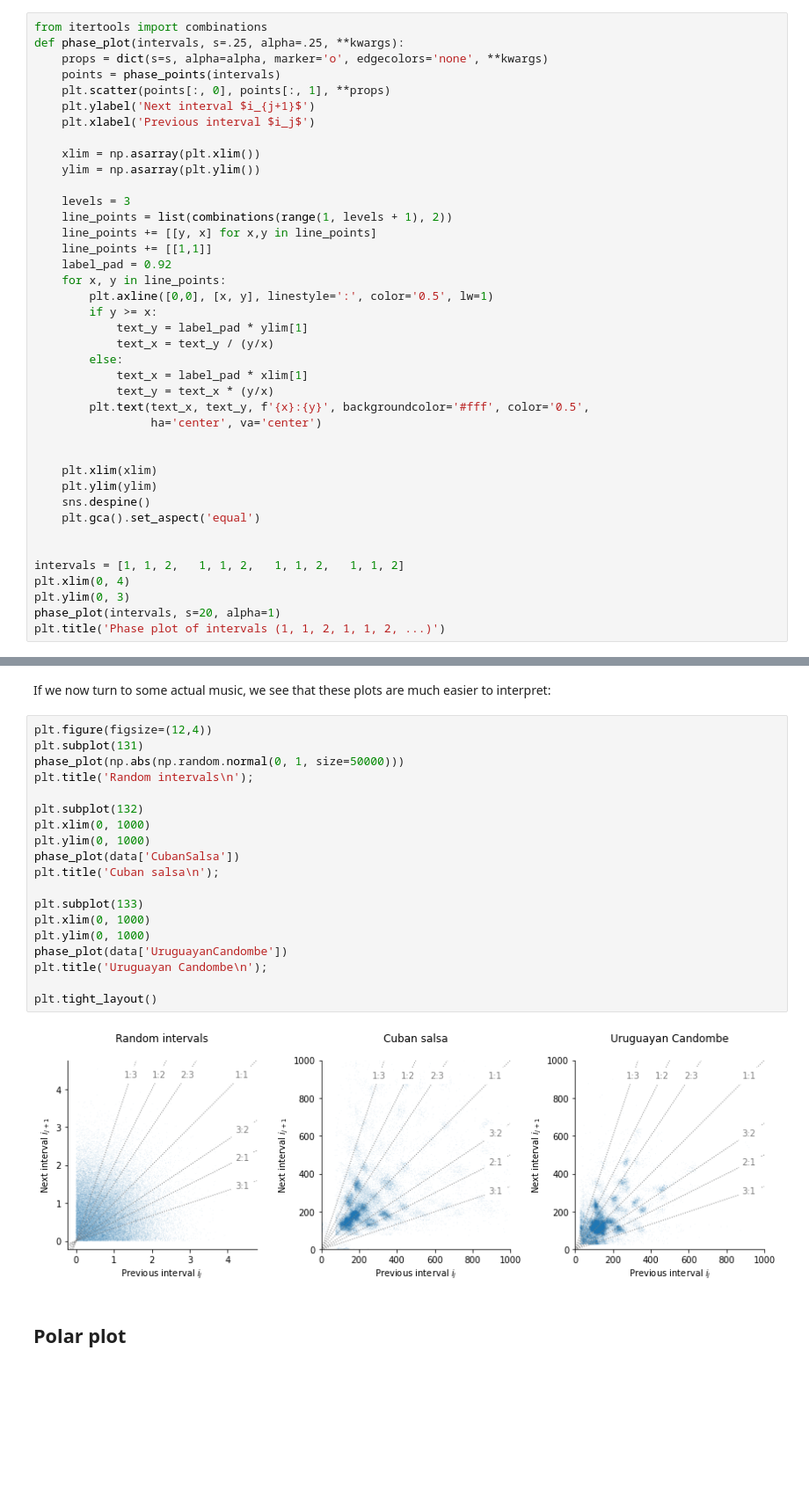
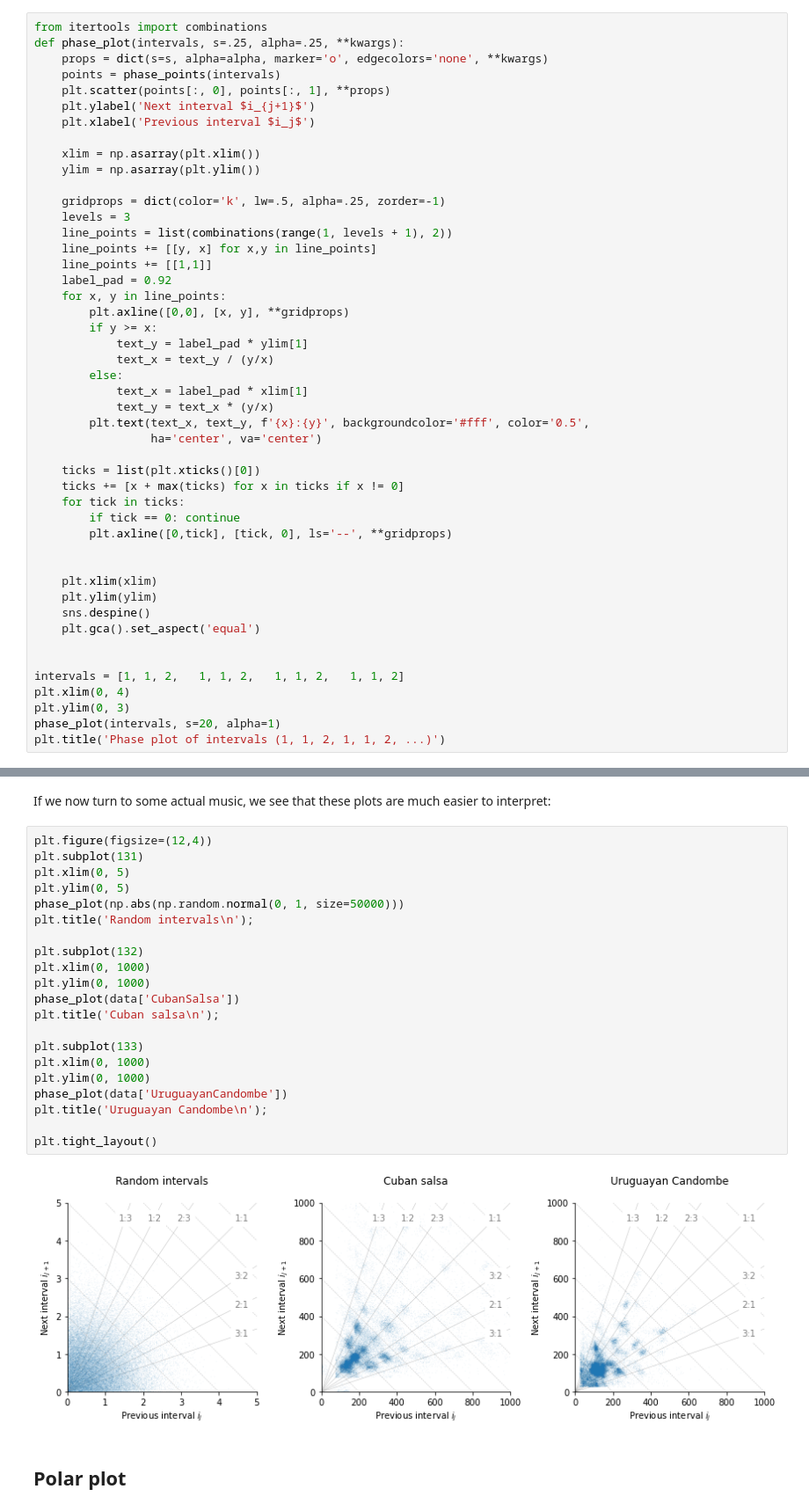
Before and after one commit to bacor/notebooks, a Jupyter notebook: 2020-09-22-raster-plots/plotting-rhythms.ipynb, the cells around one changed output, grey strips where cells are left out. Shown at 88% size. Saved outputs shown, nothing was run; the diff lists cells and outputs as text; blank space fills up the shorter version.

```diff
--- a/2020-09-22-raster-plots/plotting-rhythms.ipynb
+++ b/2020-09-22-raster-plots/plotting-rhythms.ipynb
@@ -182,13 +182,14 @@ def phase_plot(intervals, s=.25, alpha=.25, **kwargs):
     xlim = np.asarray(plt.xlim())
     ylim = np.asarray(plt.ylim())
 
+    gridprops = dict(color='k', lw=.5, alpha=.25, zorder=-1)
     levels = 3
     line_points = list(combinations(range(1, levels + 1), 2))
     line_points += [[y, x] for x,y in line_points]
     line_points += [[1,1]]
     label_pad = 0.92
     for x, y in line_points:
-        plt.axline([0,0], [x, y], linestyle=':', color='0.5', lw=1)
+        plt.axline([0,0], [x, y], **gridprops)
         if y >= x:
             text_y = label_pad * ylim[1]
             text_x = text_y / (y/x)
@@ -197,6 +198,12 @@ def phase_plot(intervals, s=.25, alpha=.25, **kwargs):
             text_y = text_x * (y/x)
         plt.text(text_x, text_y, f'{x}:{y}', backgroundcolor='#fff', color='0.5',
                  ha='center', va='center')
+
+    ticks = list(plt.xticks()[0])
+    ticks += [x + max(ticks) for x in ticks if x != 0]
+    for tick in ticks:
+        if tick == 0: continue
+        plt.axline([0,tick], [tick, 0], ls='--', **gridprops)
 
 
     plt.xlim(xlim)
@@ -218,23 +225,25 @@ If we now turn to some actual music, we see that these plots are much easier to
 # %%
 plt.figure(figsize=(12,4))
 plt.subplot(131)
+plt.xlim(0, 5)
+plt.ylim(0, 5)
 phase_plot(np.abs(np.random.normal(0, 1, size=50000)))
 plt.title('Random intervals\n');
 
 plt.subplot(132)
 plt.xlim(0, 1000)
 plt.ylim(0, 1000)
 phase_plot(data['CubanSalsa'])
 plt.title('Cuban salsa\n');
 
 plt.subplot(133)
 plt.xlim(0, 1000)
 plt.ylim(0, 1000)
 phase_plot(data['UruguayanCandombe'])
 plt.title('Uruguayan Candombe\n');
 
 plt.tight_layout()
 # %% [output]
-[figure, old version]
+[figure, new version]
 # %% [markdown]
 ## Polar plot
```
Also changed, not shown: parts of 28 cells of this notebook.
